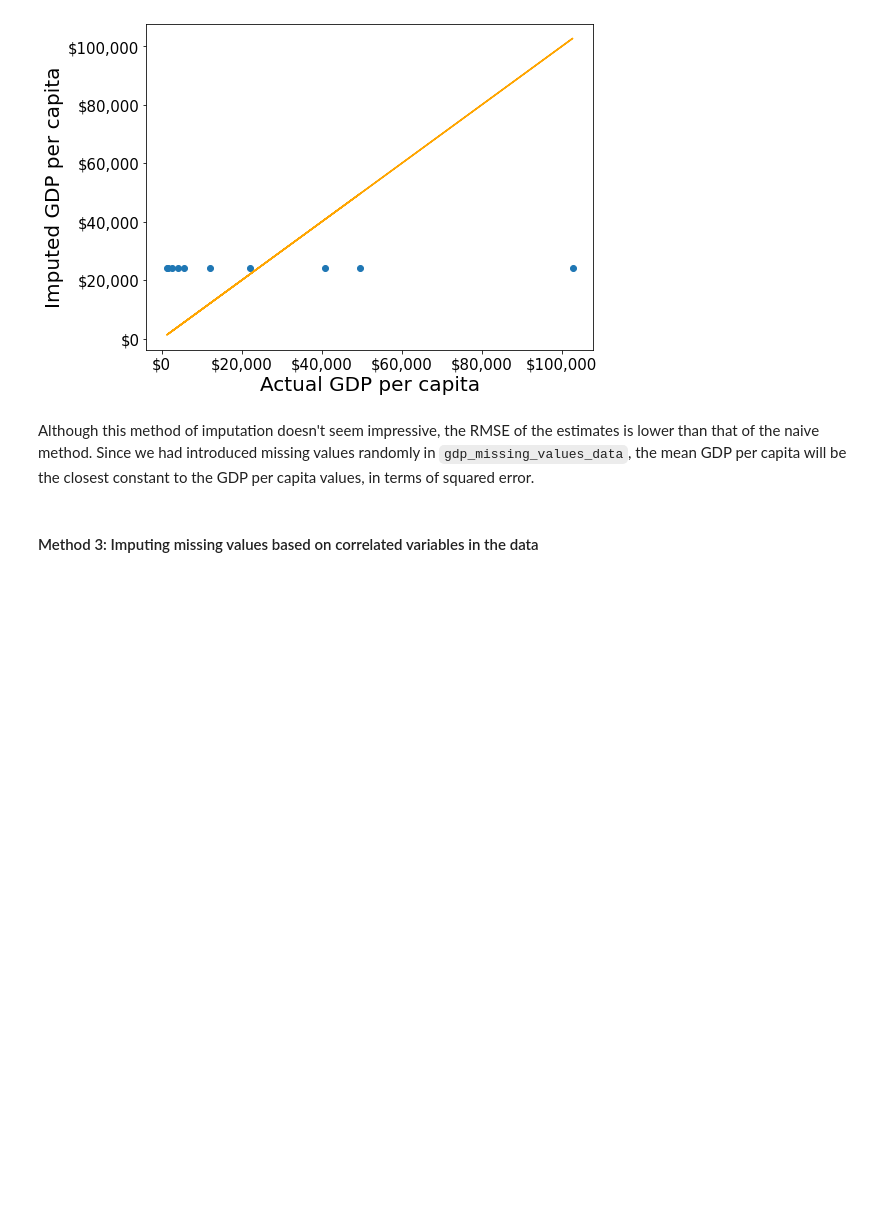
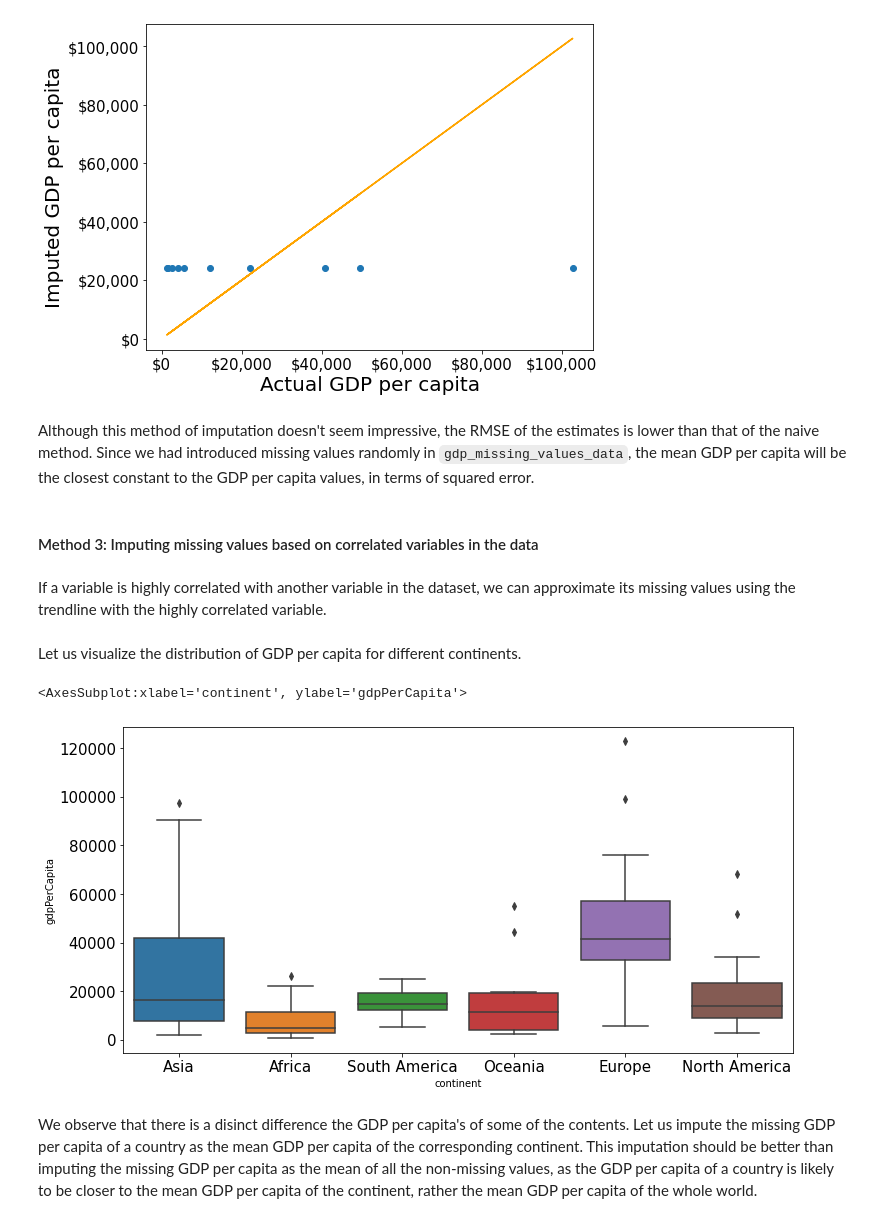
Before and after one commit to NUstat/DataScience_Intro_python, a Jupyter notebook: Data cleaning and preparation.ipynb, the cells around one changed output. Cells and saved outputs as stored; diff of their text form; code cells hidden in the pictures; blank space fills up the shorter version.

```diff
--- a/Data cleaning and preparation.ipynb
+++ b/Data cleaning and preparation.ipynb
@@ -199,4 +200,16 @@ RMSE= 30793.549983587087
 Although this method of imputation doesn't seem impressive, the RMSE of the estimates is lower than that of the naive method. Since we had introduced missing values randomly in `gdp_missing_values_data`, the mean GDP per capita will be the closest constant to the GDP per capita values, in terms of squared error.
 # %% [markdown]
 #### Method 3: Imputing missing values based on correlated variables in the data
+# %% [markdown]
+If a variable is highly correlated with another variable in the dataset, we can approximate its missing values using the trendline with the highly correlated variable.
+# %% [markdown]
+Let us visualize the distribution of GDP per capita for different continents.
+# %%
+plt.rcParams["figure.figsize"] = (12,6)
+sns.boxplot(x = 'continent',y='gdpPerCapita',data = gdp_missing_values_data)
+# %% [output]
+<AxesSubplot:xlabel='continent', ylabel='gdpPerCapita'>
+[figure, added]
+# %% [markdown]
+We observe that there is a disinct difference the GDP per capita's of some of the contents. Let us impute the missing GDP per capita of a country as the mean GDP per capita of the corresponding continent. This imputation should be better than imputing the missing GDP per capita as the mean of all the non-missing values, as the GDP per capita of a country is likely to be closer to the mean GDP per capita of the continent, rather the mean GDP per capita of the whole world.
 # %%
```
Also changed, not shown: parts of 7 cells of this notebook.
